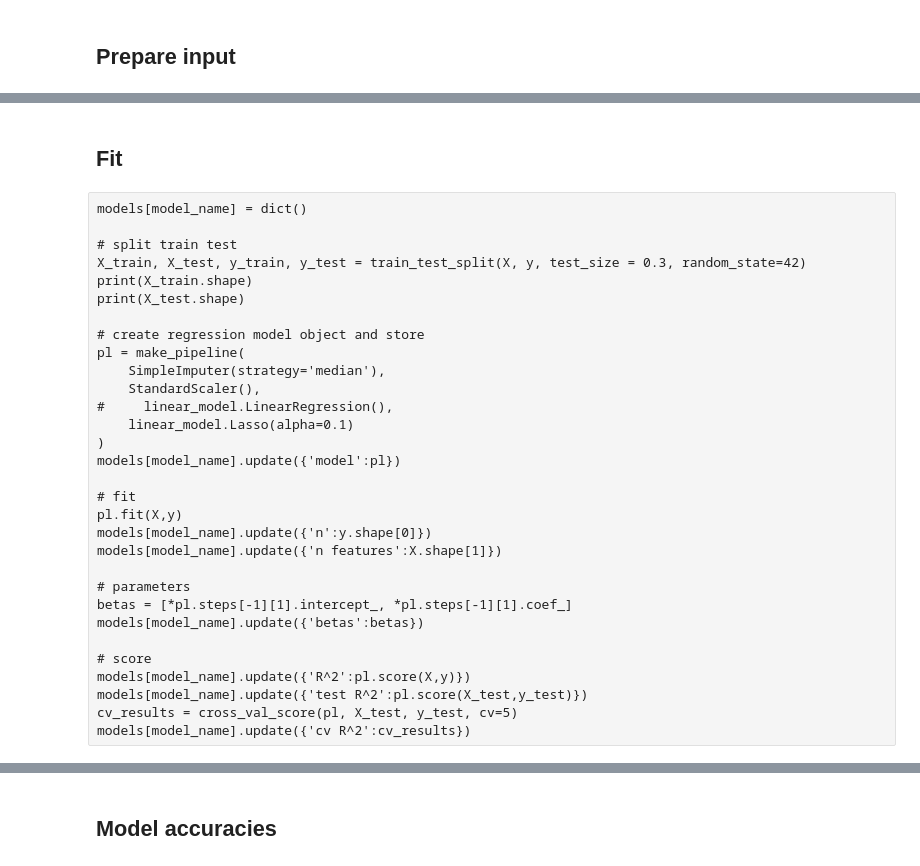
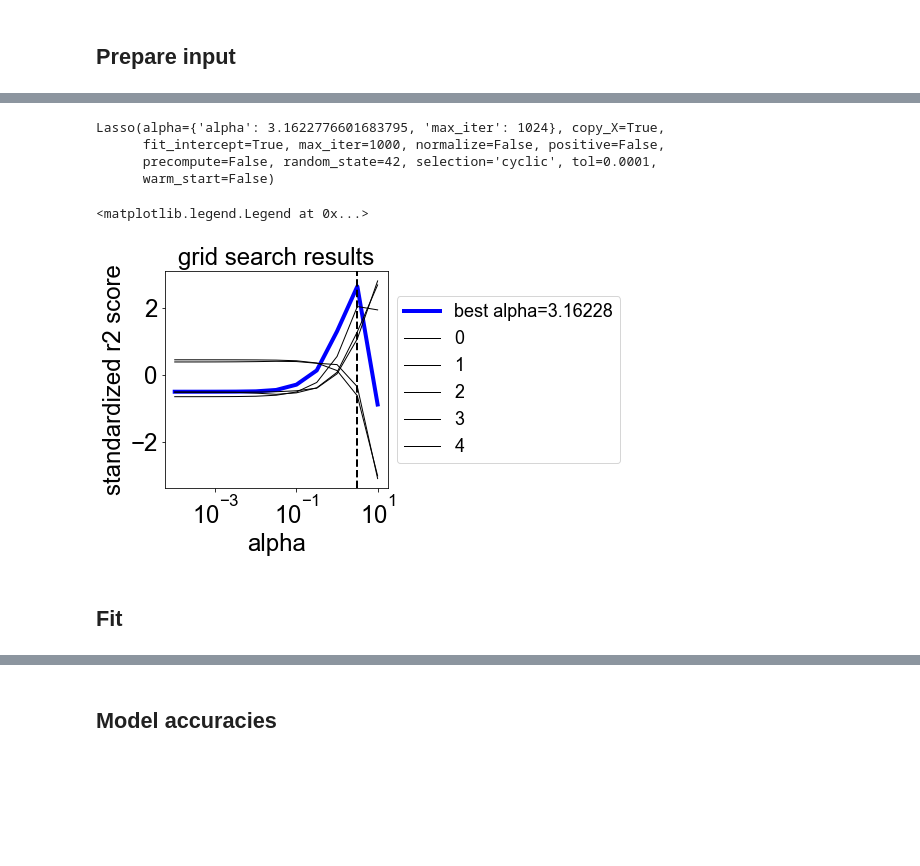
Before and after one commit to r5atom/Saturday-Datascience, a Jupyter notebook: code/predict-price.ipynb, the cells around one changed output, grey strips where cells are left out. Cells and saved outputs as stored; diff of their text form; code cells hidden in the pictures; blank space fills up the shorter version.

Commit message:
run with Aug '19 results

```diff
--- a/code/predict-price.ipynb
+++ b/code/predict-price.ipynb
@@ -1062,12 +1063,17 @@ from sklearn.model_selection import GridSearchCV
 
 model_name = 'MLR Lasso'
 
-features = num_columns
+cat_columns_reduced = list(pd.np.setdiff1d(cat_columns, ['model', 'fuel']))
+features = num_columns + cat_columns_reduced
 # Can be reduced here
 
-yX = df.loc[:,['price'] + features].dropna(subset=['price'])
-X = yX.iloc[:,1:].values.reshape(-1,len(features))
-y = pd.np.log10(yX.iloc[:,0].values.reshape(-1,1))
+# list of lists with categories. Needed for column transformer
+cats = list(df[cat_columns_reduced].apply(lambda x:pd.Series(x.unique()).dropna().tolist() + ['missing'], axis='index'))
+
+# Use data frame not array
+yX = df.dropna(subset=['price'])
+X = yX.iloc[:,1:]
+y = yX.iloc[:,0]
 print(X.shape)
 print(y.shape)
 # %% [output]
@@ -1109,0 +1186,4 @@ GridSearchCV(X_train_imp,y_train)
+# %%
+preprocessor.fit(X_train, y_train);
+X_train_processed = preprocessor.transform(X_train)
+# X_train_processed.toarray().max()
@@ -1110,33 +1255,33 @@ GridSearchCV(X_train_imp,y_train)
+# %%
+pl.get_params()['regressor'].get_params()['lasso'].set_params(alpha = grid_search_alpha.best_params_)
+mlr.get_params()['lasso']
+# %% [output]
+Lasso(alpha={'alpha': 3.1622776601683795, 'max_iter': 1024}, copy_X=True,
+      fit_intercept=True, max_iter=1000, normalize=False, positive=False,
+      precompute=False, random_state=42, selection='cyclic', tol=0.0001,
+      warm_start=False)
+# %%
+# plot search results
+
+plt.figure(figsize=[4,4])
+alphas = list(grid_search_alpha.cv_results_['param_alpha'])
+r2_mean = grid_search_alpha.cv_results_['mean_test_score']
+r2_mean = (r2_mean-r2_mean.mean())/r2_mean.std()
+plt.plot(alphas, r2_mean, label='best alpha={:.5f}'.format(grid_search_alpha.best_params_['alpha']), lw=4, color='blue')
+for fold in range(5):
+    r2_fold = grid_search_alpha.cv_results_['split{:.0f}_test_score'.format(fold)]
+    r2_fold = (r2_fold-r2_fold.mean())/r2_fold.std()
+    plt.plot(alphas, r2_fold, label=fold, lw=1, color='black')
+
+plt.xscale('log')
+plt.xlabel('alpha')
+plt.ylabel('standardized r2 score')
+plt.axvline(grid_search_alpha.best_params_['alpha'], linewidth=2, linestyle='--', color='k')
+plt.title('grid search results')
+plt.legend(ncol=1, loc='center left', bbox_to_anchor=(1,0.5))
+# grid_search_alpha.cv_results_
+# %% [output]
+<matplotlib.legend.Legend at 0x...>
+[figure, added]
 # %% [markdown]
 ## Fit
-# %% [raw]
-models[model_name] = dict()
-
-# split train test
-X_train, X_test, y_train, y_test = train_test_split(X, y, test_size = 0.3, random_state=42)
-print(X_train.shape)
-print(X_test.shape)
-
-# create regression model object and store
-pl = make_pipeline(
-    SimpleImputer(strategy='median'),
-    StandardScaler(),
-#     linear_model.LinearRegression(),
-    linear_model.Lasso(alpha=0.1)
-)
-models[model_name].update({'model':pl})
-
-# fit
-pl.fit(X,y)
-models[model_name].update({'n':y.shape[0]})
-models[model_name].update({'n features':X.shape[1]})
-
-# parameters
-betas = [*pl.steps[-1][1].intercept_, *pl.steps[-1][1].coef_]
-models[model_name].update({'betas':betas})
-
-# score
-models[model_name].update({'R^2':pl.score(X,y)})
-models[model_name].update({'test R^2':pl.score(X_test,y_test)})
-cv_results = cross_val_score(pl, X_test, y_test, cv=5)
-models[model_name].update({'cv R^2':cv_results})
```
Also changed, not shown: parts of 39 cells of this notebook, 30 other files.
